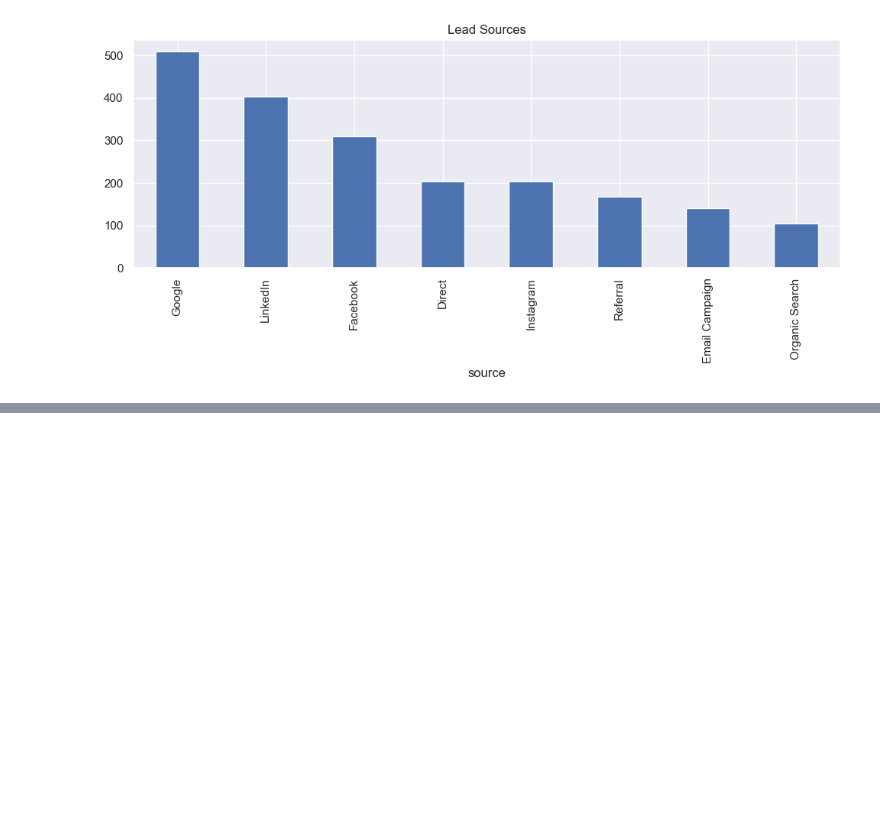
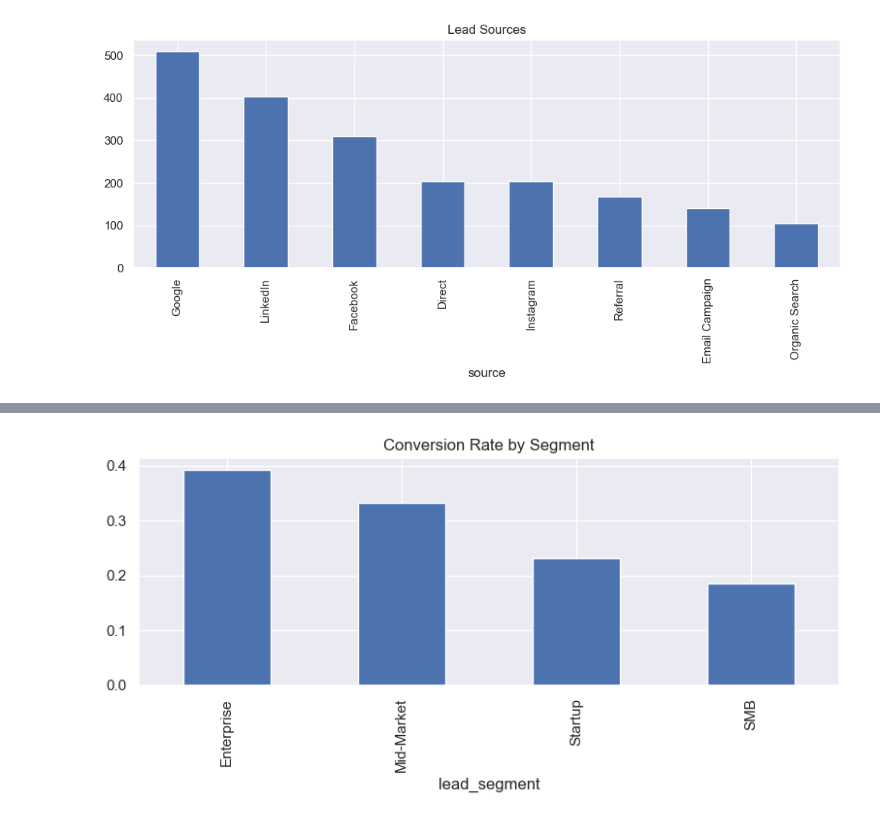
Before and after one commit to vikasmaurya9769/vikas-maurya-AIML-Assessment, a Jupyter notebook: notebooks/EDA.ipynb, the cells around one changed output, grey strips where cells are left out. Cells and saved outputs as stored; diff of their text form; code cells hidden in the pictures; blank space fills up the shorter version.

```diff
--- a/notebooks/EDA.ipynb
+++ b/notebooks/EDA.ipynb
@@ -271,0 +309,26 @@ plt.show()
+# %%
+segment_conv = (
+    leads
+    .groupby("lead_segment")["converted"]
+    .mean()
+    .sort_values(ascending=False)
+)
+
+segment_conv.plot(
+    kind="bar",
+    figsize=(8,4)
+)
+
+plt.title(
+    "Conversion Rate by Segment"
+)
+
+plt.tight_layout()
+
+plt.savefig(
+    "../outputs/conversion_by_segment.png"
+)
+
+plt.show()
+# %% [output]
+[figure, added]
```
Also changed, not shown: parts of 5 cells of this notebook, 6 other files.
